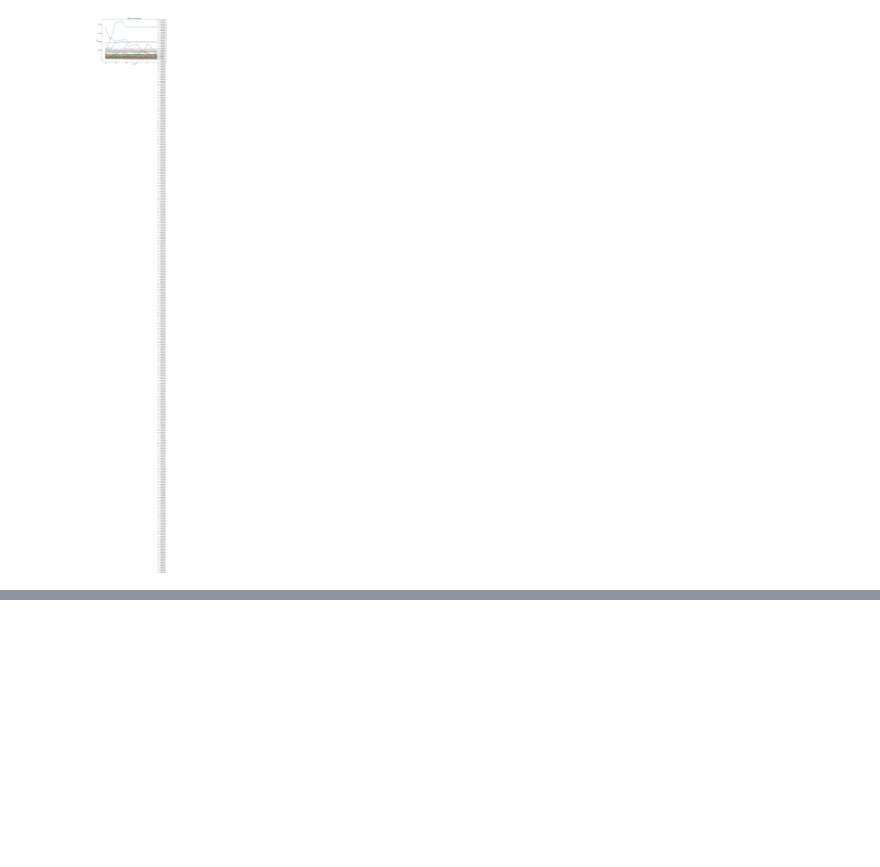
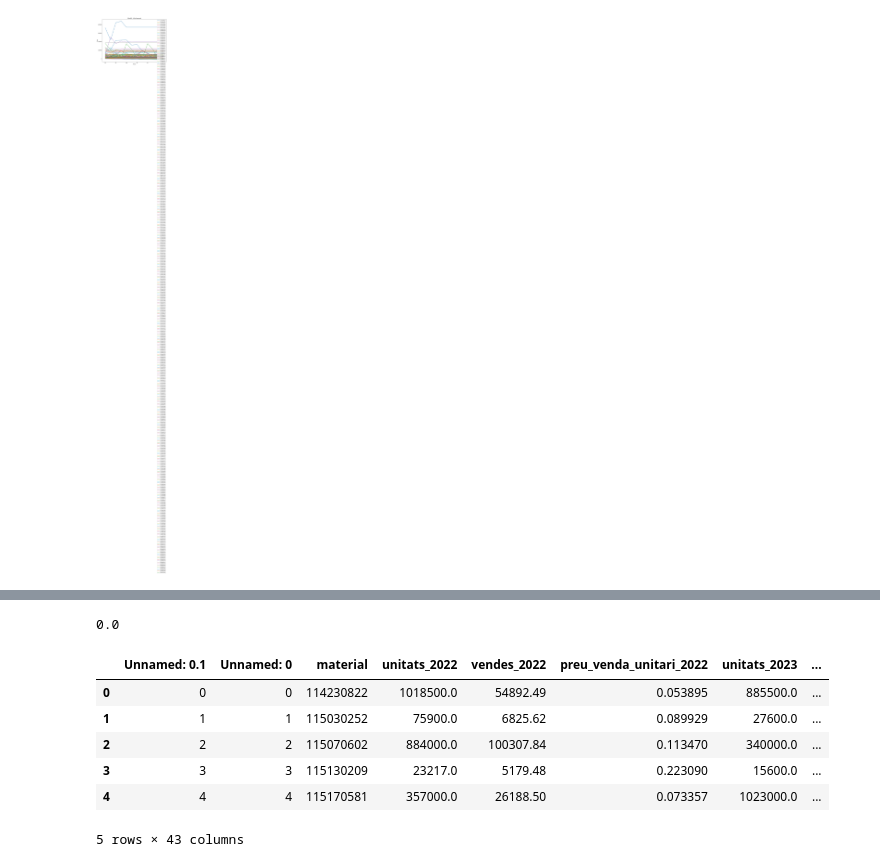
Before and after one commit to caiselvas/challenge-auditoria, a Jupyter notebook: monthly_ts/arima.ipynb, the cells around one changed output, grey strips where cells are left out. Drawn from its saved outputs; the diff is of its cells as text; code cells hidden in the pictures; blank space fills up the shorter version.

```diff
--- a/monthly_ts/arima.ipynb
+++ b/monthly_ts/arima.ipynb
@@ -124,0 +148,14 @@ data.insert(-1, "Forecast_index", forecasts_values, True)
+# %%
+print(min(indicators2))
+# %% [output]
+0.0
+# %%
+data.head()
+# %% [output]
+|  | Unnamed: 0.1 | Unnamed: 0 | material | unitats_2022 | vendes_2022 | preu_venda_unitari_2022 | unitats_2023 | ... |
+| 0 | 0 | 0 | 114230822 | 1018500.0 | 54892.49 | 0.053895 | 885500.0 | ... |
+| 1 | 1 | 1 | 115030252 | 75900.0 | 6825.62 | 0.089929 | 27600.0 | ... |
+| 2 | 2 | 2 | 115070602 | 884000.0 | 100307.84 | 0.113470 | 340000.0 | ... |
+| 3 | 3 | 3 | 115130209 | 23217.0 | 5179.48 | 0.223090 | 15600.0 | ... |
+| 4 | 4 | 4 | 115170581 | 357000.0 | 26188.50 | 0.073357 | 1023000.0 | ... |
+5 rows × 43 columns
```
Also changed, not shown: parts of 8 cells of this notebook, 3 other files.
